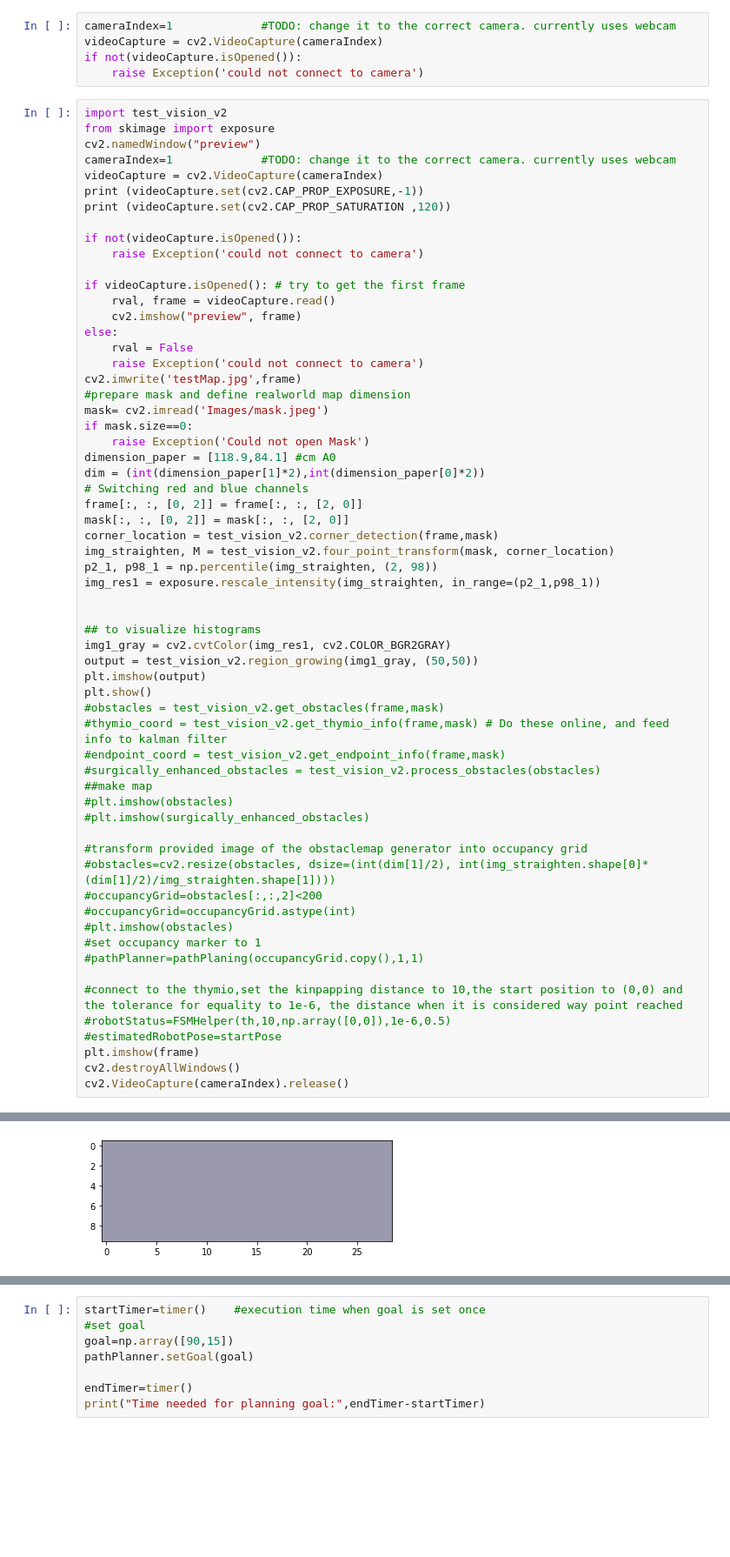
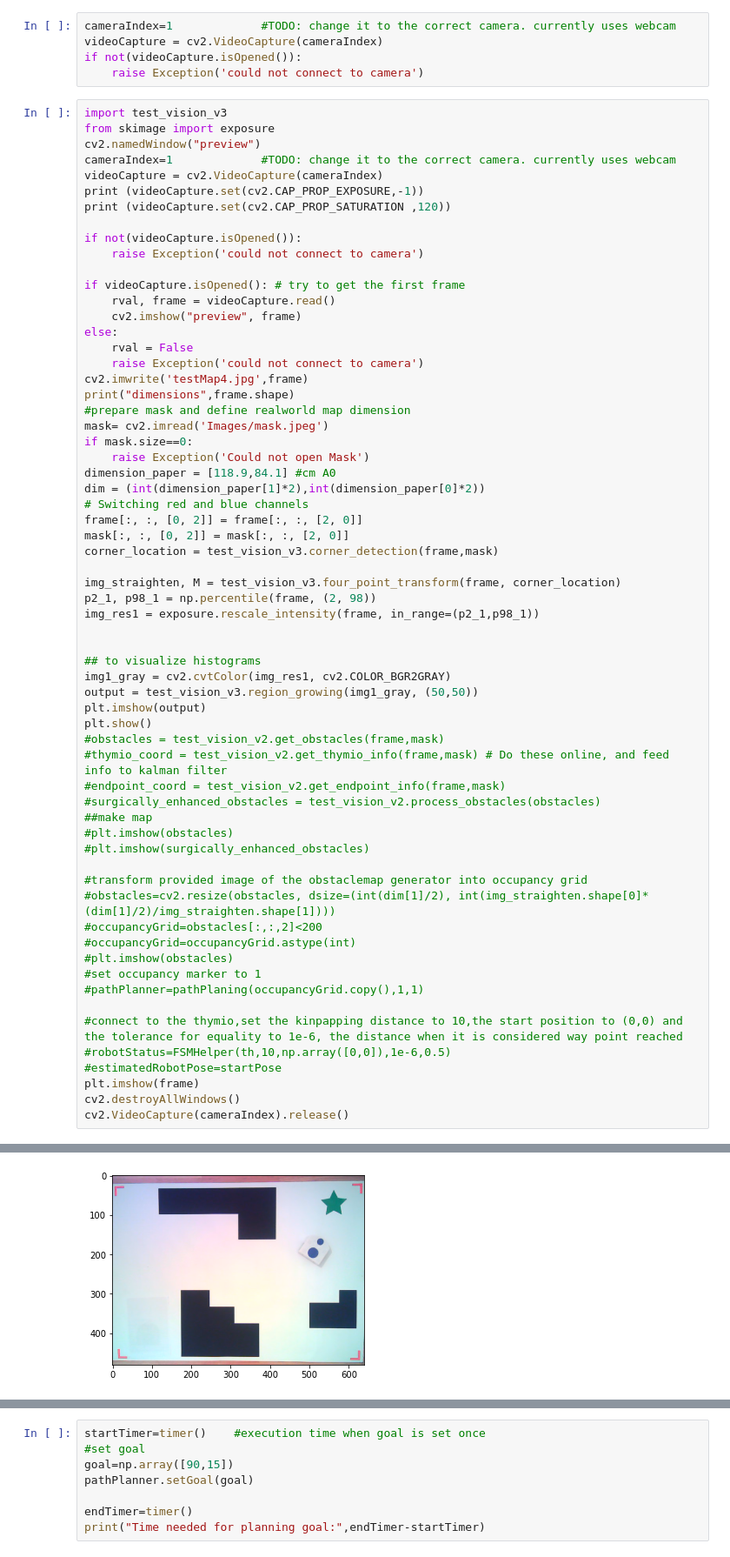
Before and after one commit to micht1/publicmobileRobotics, a Jupyter notebook: roboticsProject.ipynb, the cells around one changed output, grey strips where cells are left out. Shown at 87% size. Drawn from its saved outputs; the diff is of its cells as text; blank space fills up the shorter version.

```diff
--- a/roboticsProject.ipynb
+++ b/roboticsProject.ipynb
@@ -142,7 +142,7 @@ videoCapture = cv2.VideoCapture(cameraIndex)
 if not(videoCapture.isOpened()):
     raise Exception('could not connect to camera')
 # %%
-import test_vision_v2
+import test_vision_v3
 from skimage import exposure
 cv2.namedWindow("preview")
 cameraIndex=1             #TODO: change it to the correct camera. currently uses webcam
@@ -159,7 +159,8 @@ if videoCapture.isOpened(): # try to get the first frame
 else:
     rval = False
     raise Exception('could not connect to camera')
-cv2.imwrite('testMap.jpg',frame)
+cv2.imwrite('testMap4.jpg',frame)
+print("dimensions",frame.shape)
 #prepare mask and define realworld map dimension
 mask= cv2.imread('Images/mask.jpeg')
 if mask.size==0:
@@ -169,15 +170,16 @@ dim = (int(dimension_paper[1]*2),int(dimension_paper[0]*2))
 # Switching red and blue channels
 frame[:, :, [0, 2]] = frame[:, :, [2, 0]]
 mask[:, :, [0, 2]] = mask[:, :, [2, 0]]
-corner_location = test_vision_v2.corner_detection(frame,mask)
-img_straighten, M = test_vision_v2.four_point_transform(mask, corner_location)
-p2_1, p98_1 = np.percentile(img_straighten, (2, 98))
-img_res1 = exposure.rescale_intensity(img_straighten, in_range=(p2_1,p98_1))
+corner_location = test_vision_v3.corner_detection(frame,mask)
+
+img_straighten, M = test_vision_v3.four_point_transform(frame, corner_location)
+p2_1, p98_1 = np.percentile(frame, (2, 98))
+img_res1 = exposure.rescale_intensity(frame, in_range=(p2_1,p98_1))
 
 
 ## to visualize histograms
 img1_gray = cv2.cvtColor(img_res1, cv2.COLOR_BGR2GRAY)
-output = test_vision_v2.region_growing(img1_gray, (50,50))
+output = test_vision_v3.region_growing(img1_gray, (50,50))
 plt.imshow(output)
 plt.show()
 #obstacles = test_vision_v2.get_obstacles(frame,mask)
@@ -209 +213 @@ True
-[figure, old version]
+[figure, new version]
```
Also changed, not shown: parts of 3 cells of this notebook, 11 other files.
